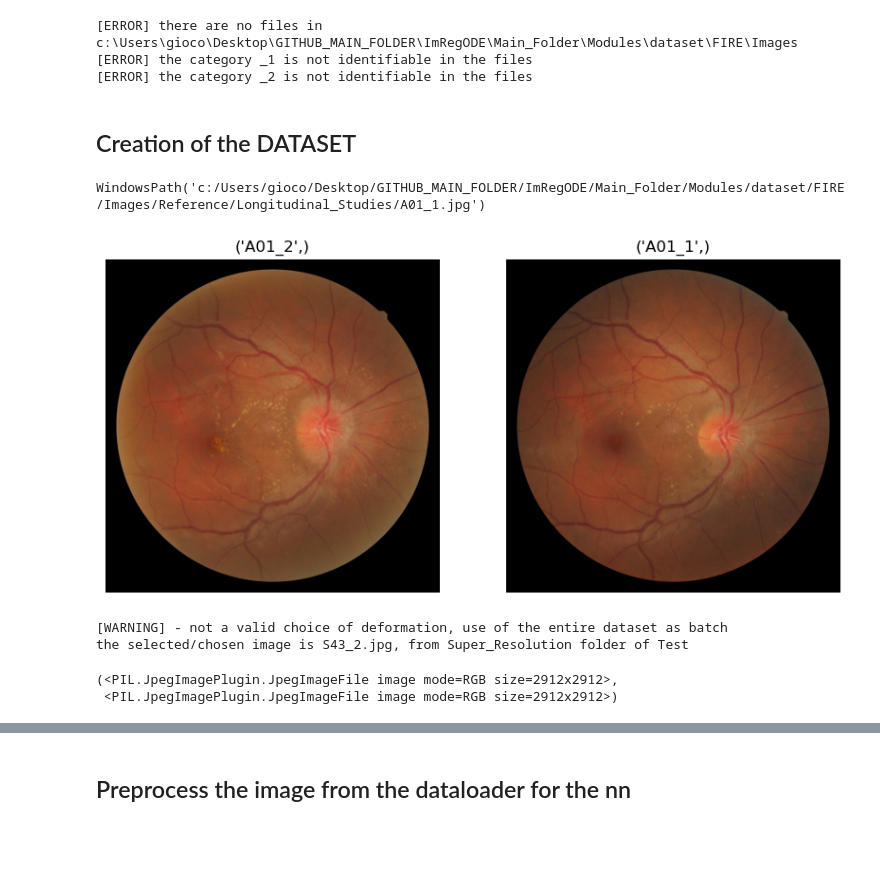
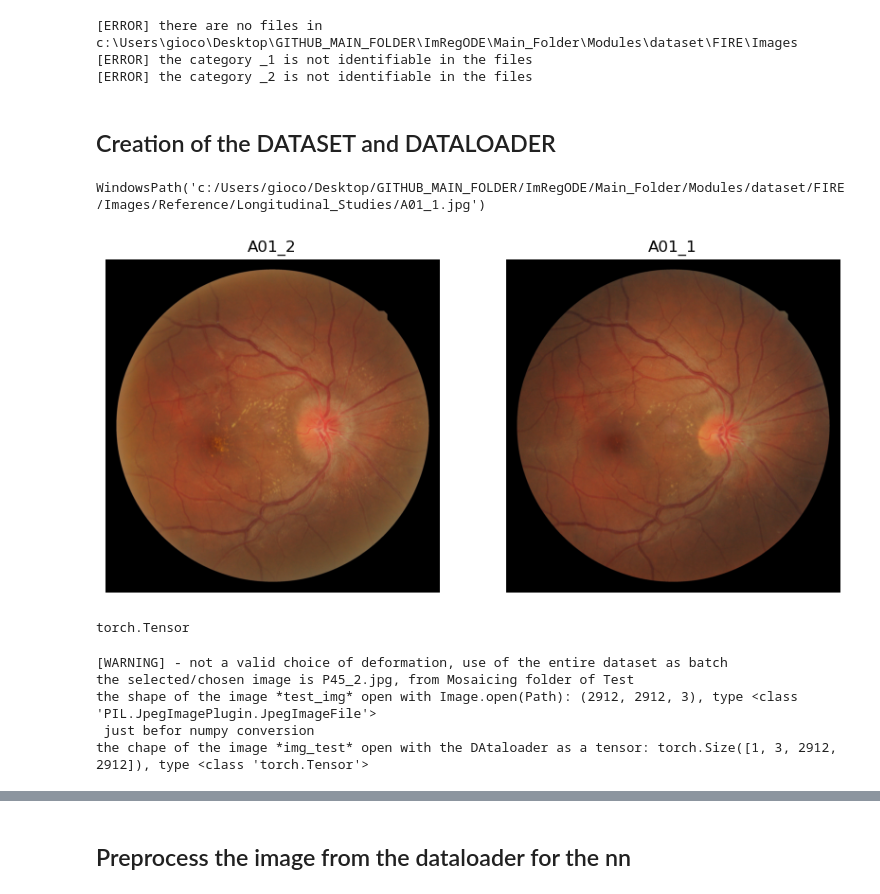
Before and after one commit to MICCIOSLAYER/ImRegODE, a Jupyter notebook: Main_Folder/Main_Code/notebook.ipynb, the cells around one changed output, grey strips where cells are left out. Cells and saved outputs as stored; diff of their text form; code cells hidden in the pictures; blank space fills up the shorter version.

```diff
--- a/Main_Folder/Main_Code/notebook.ipynb
+++ b/Main_Folder/Main_Code/notebook.ipynb
@@ -245,7 +249,7 @@ organize_folder(parent_folder=test_images_path, categories=categories, folder_na
 [ERROR] the category _1 is not identifiable in the files
 [ERROR] the category _2 is not identifiable in the files
 # %% [markdown]
-## Creation of the DATASET
+## Creation of the DATASET and DATALOADER
 # %%
 # generate a file path as sample to test all the sequent code:
 example_path = Path.cwd().parent / 'Modules' / 'dataset' / 'FIRE' / 'Images'
@@ -319,32 +323,37 @@ dataloader = DataLoader(dataset, batch_size=1, shuffle=False)
 # %%
 import matplotlib.pyplot as plt
 import numpy as np
 iter_dataloader = iter(dataloader)
 first_batch = next(iter_dataloader)
 second_batch = next(iter_dataloader)
 third_batch = next(iter_dataloader)
 img_ref, img_test, test_image_name, reference_image_name = first_batch
 
 
 
 def show_image(test_image : torch.Tensor,
                reference_image: torch.Tensor,
-               test_image_name: str,
-               reference_image_name: str
+               test_image_name: str = '',
+               reference_image_name: str = ''
                )->None:
     #reference_image, test_image, test_image_name, reference_image_name = batch in case to use the dataloader itself
+    reference_image_name, test_image_name = str(reference_image_name[0]), str(test_image_name[0])
     fig, ax = plt.subplots(1, 2, figsize=(10, 5))
     ax[0].imshow(test_image.squeeze().permute(1,2,0).numpy())
     ax[0].set_title(f'{test_image_name}')
     ax[0].axis('off')
     ax[1].imshow(reference_image.squeeze().permute(1,2,0).numpy())
     ax[1].set_title(f'{reference_image_name}')
     ax[1].axis('off')
     plt.show()
 
 show_image(test_image=img_test, reference_image=img_ref, test_image_name=test_image_name, reference_image_name=reference_image_name)
 # %% [output]
-[figure, old version]
+[figure, new version]
+# %%
+type(img_ref)
+# %% [output]
+torch.Tensor
 # %%
 from torch.utils.data import Dataset
 from PIL import Image
@@ -453,17 +462,12 @@ imreg_dataset = ImageRegistrationCustom(dataset_folder_path=fire_dataset_path)
 img= imreg_dataset.load_image(deformation='', index='random')
 
 test_img, reference_img, deformation = imreg_dataset.get_coupled_imgs()
+
+print(f'the shape of the image *test_img* open with Image.open(Path): {np.asarray(Image.open(test_img)).shape}, type {type(Image.open(test_img))}\n just befor numpy conversion')
+print(f'the chape of the image *img_test* open with the DAtaloader as a tensor: {img_test.shape}, type {type(img_test)}')
 # %% [output]
 [WARNING] - not a valid choice of deformation, use of the entire dataset as batch
-the selected/chosen image is S43_2.jpg, from Super_Resolution folder of Test
+the selected/chosen image is P45_2.jpg, from Mosaicing folder of Test
+the shape of the image *test_img* open with Image.open(Path): (2912, 2912, 3), type <class 'PIL.JpegImagePlugin.JpegImageFile'>
+ just befor numpy conversion
+the chape of the image *img_test* open with the DAtaloader as a tensor: torch.Size([1, 3, 2912, 2912]), type <class 'torch.Tensor'>
-# %%
-import matplotlib.pyplot as plt
-import numpy as np
-
-img_t = Image.open(test_img)
-img_r = Image.open(reference_img)
-image_to_plot = np.asarray(img_t)
-img_t, img_r
-# %% [output]
-(<PIL.JpegImagePlugin.JpegImageFile image mode=RGB size=2912x2912>,
- <PIL.JpegImagePlugin.JpegImageFile image mode=RGB size=2912x2912>)
```
Also changed, not shown: parts of 13 cells of this notebook.
